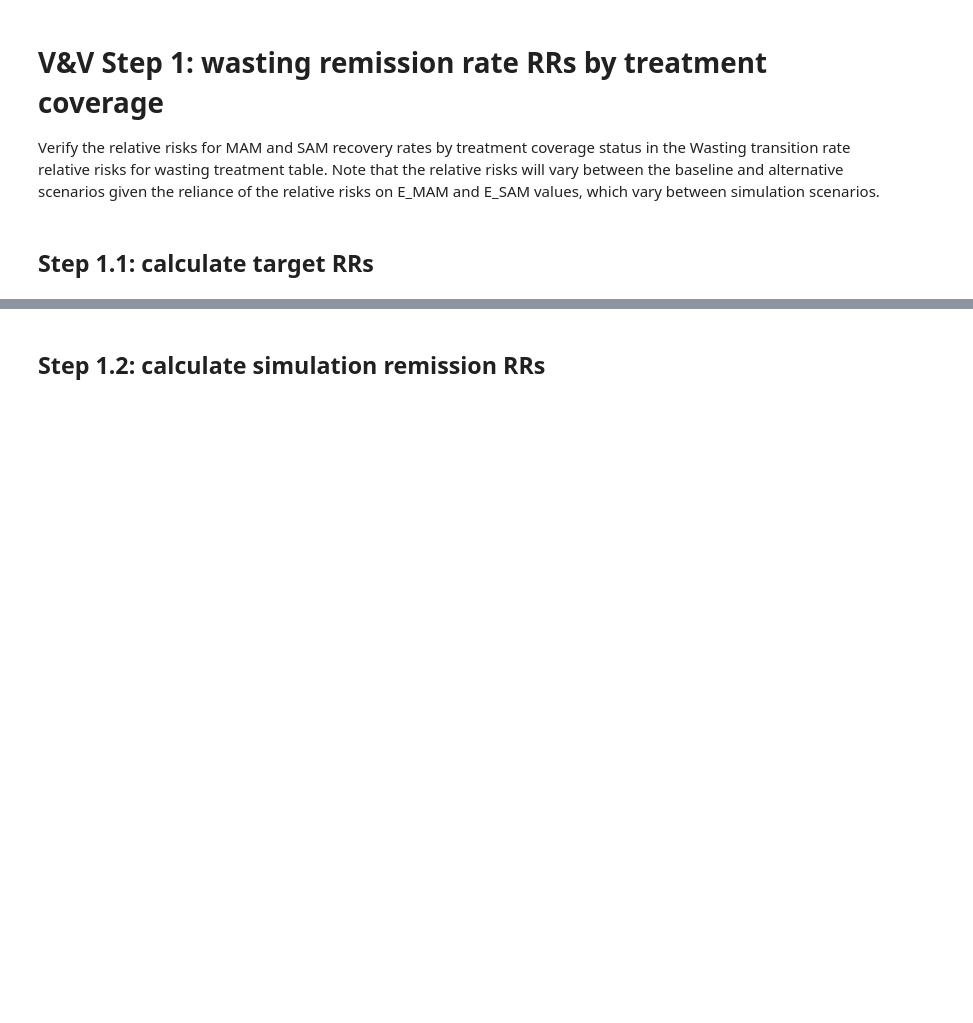
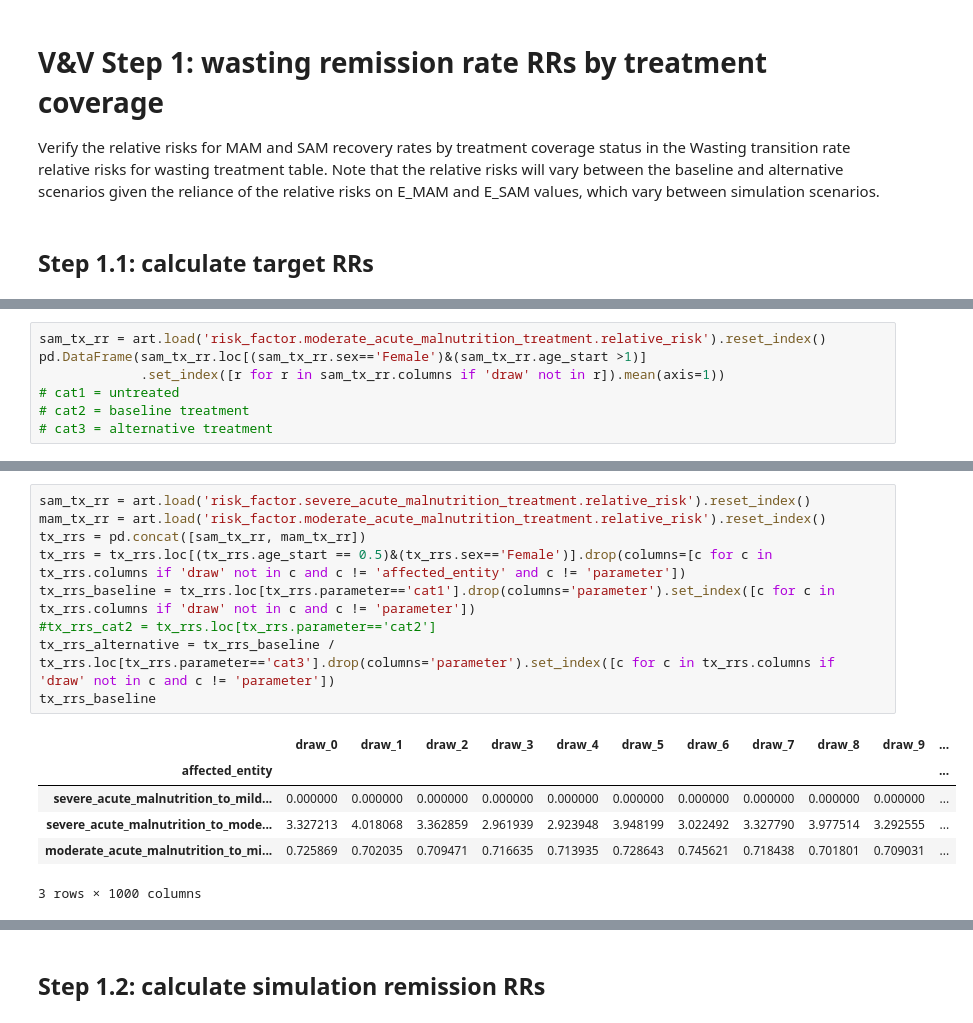
Before and after one commit to ihmeuw/vivarium_research_ciff_sam, a Jupyter notebook: model_validation/model4/alibow_gbd_verification/4.5.5_wasting_transition_rates.ipynb, the cells around one changed output, grey strips where cells are left out. Drawn from its saved outputs; the diff is of its cells as text; blank space fills up the shorter version.

```diff
--- a/model_validation/model4/alibow_gbd_verification/4.5.5_wasting_transition_rates.ipynb
+++ b/model_validation/model4/alibow_gbd_verification/4.5.5_wasting_transition_rates.ipynb
@@ -54,0 +81,7 @@ print(rr_mam_to_mild_alternative, rr_sam_to_mild_alternative, rr_sam_to_mam_alte
+# %%
+sam_tx_rr = art.load('risk_factor.moderate_acute_malnutrition_treatment.relative_risk').reset_index()
+pd.DataFrame(sam_tx_rr.loc[(sam_tx_rr.sex=='Female')&(sam_tx_rr.age_start >1)]
+             .set_index([r for r in sam_tx_rr.columns if 'draw' not in r]).mean(axis=1))
+# cat1 = untreated
+# cat2 = baseline treatment
+# cat3 = alternative treatment
@@ -54,0 +94,16 @@ print(rr_mam_to_mild_alternative, rr_sam_to_mild_alternative, rr_sam_to_mam_alte
+# %%
+sam_tx_rr = art.load('risk_factor.severe_acute_malnutrition_treatment.relative_risk').reset_index()
+mam_tx_rr = art.load('risk_factor.moderate_acute_malnutrition_treatment.relative_risk').reset_index()
+tx_rrs = pd.concat([sam_tx_rr, mam_tx_rr])
+tx_rrs = tx_rrs.loc[(tx_rrs.age_start == 0.5)&(tx_rrs.sex=='Female')].drop(columns=[c for c in tx_rrs.columns if 'draw' not in c and c != 'affected_entity' and c != 'parameter'])
+tx_rrs_baseline = tx_rrs.loc[tx_rrs.parameter=='cat1'].drop(columns='parameter').set_index([c for c in tx_rrs.columns if 'draw' not in c and c != 'parameter'])
+#tx_rrs_cat2 = tx_rrs.loc[tx_rrs.parameter=='cat2']
+tx_rrs_alternative = tx_rrs_baseline / tx_rrs.loc[tx_rrs.parameter=='cat3'].drop(columns='parameter').set_index([c for c in tx_rrs.columns if 'draw' not in c and c != 'parameter'])
+tx_rrs_baseline
+# %% [output]
+|  | draw_0 | draw_1 | draw_2 | draw_3 | draw_4 | draw_5 | draw_6 | draw_7 | draw_8 | draw_9 | ... |
+| affected_entity |  |  |  |  |  |  |  |  |  |  | ... |
+| severe_acute_malnutrition_to_mild... | 0.000000 | 0.000000 | 0.000000 | 0.000000 | 0.000000 | 0.000000 | 0.000000 | 0.000000 | 0.000000 | 0.000000 | ... |
+| severe_acute_malnutrition_to_mode... | 3.327213 | 4.018068 | 3.362859 | 2.961939 | 2.923948 | 3.948199 | 3.022492 | 3.327790 | 3.977514 | 3.292555 | ... |
+| moderate_acute_malnutrition_to_mi... | 0.725869 | 0.702035 | 0.709471 | 0.716635 | 0.713935 | 0.728643 | 0.745621 | 0.718438 | 0.701801 | 0.709031 | ... |
+3 rows × 1000 columns
```
Also changed, not shown: parts of 11 cells of this notebook, 10 other files.
